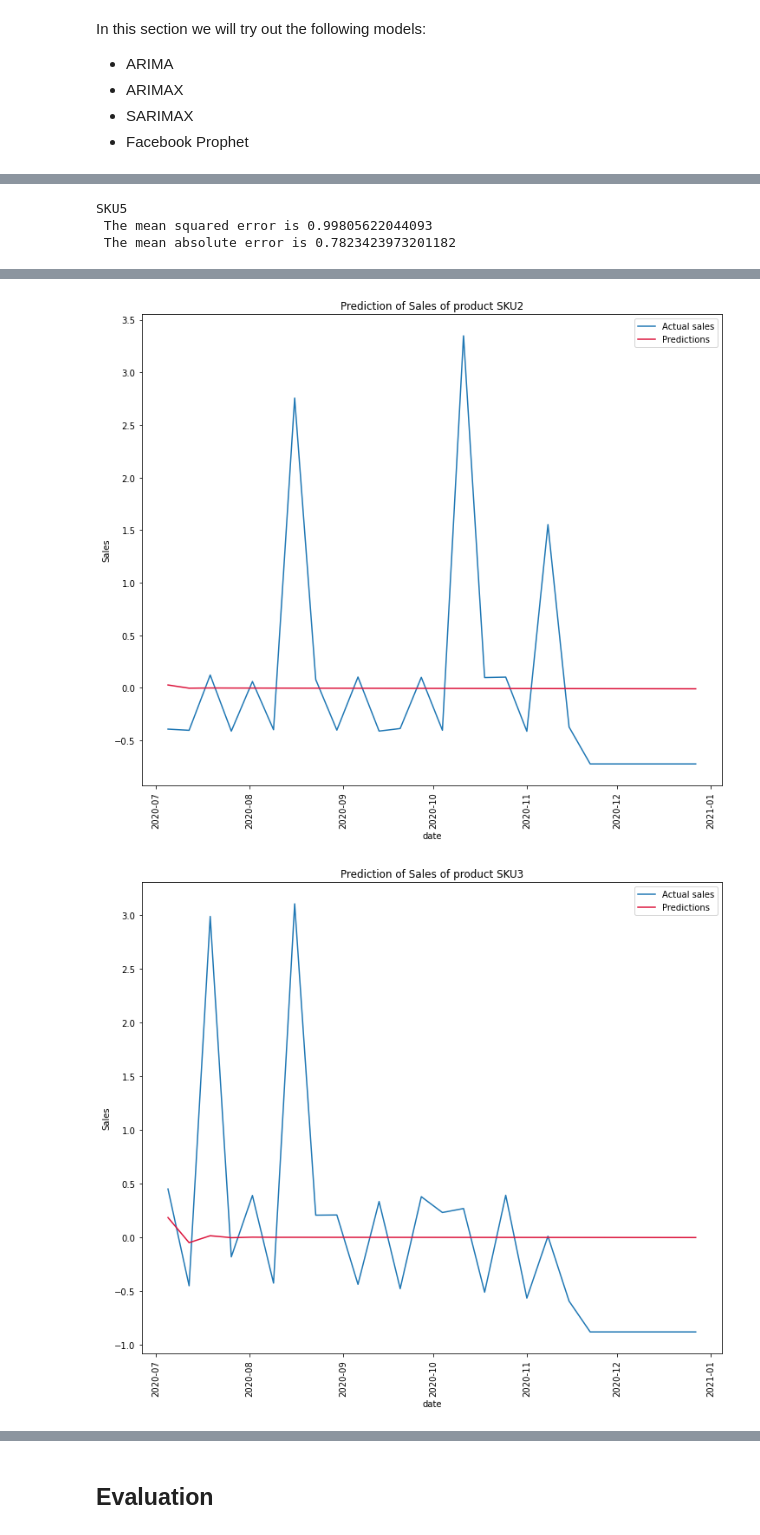
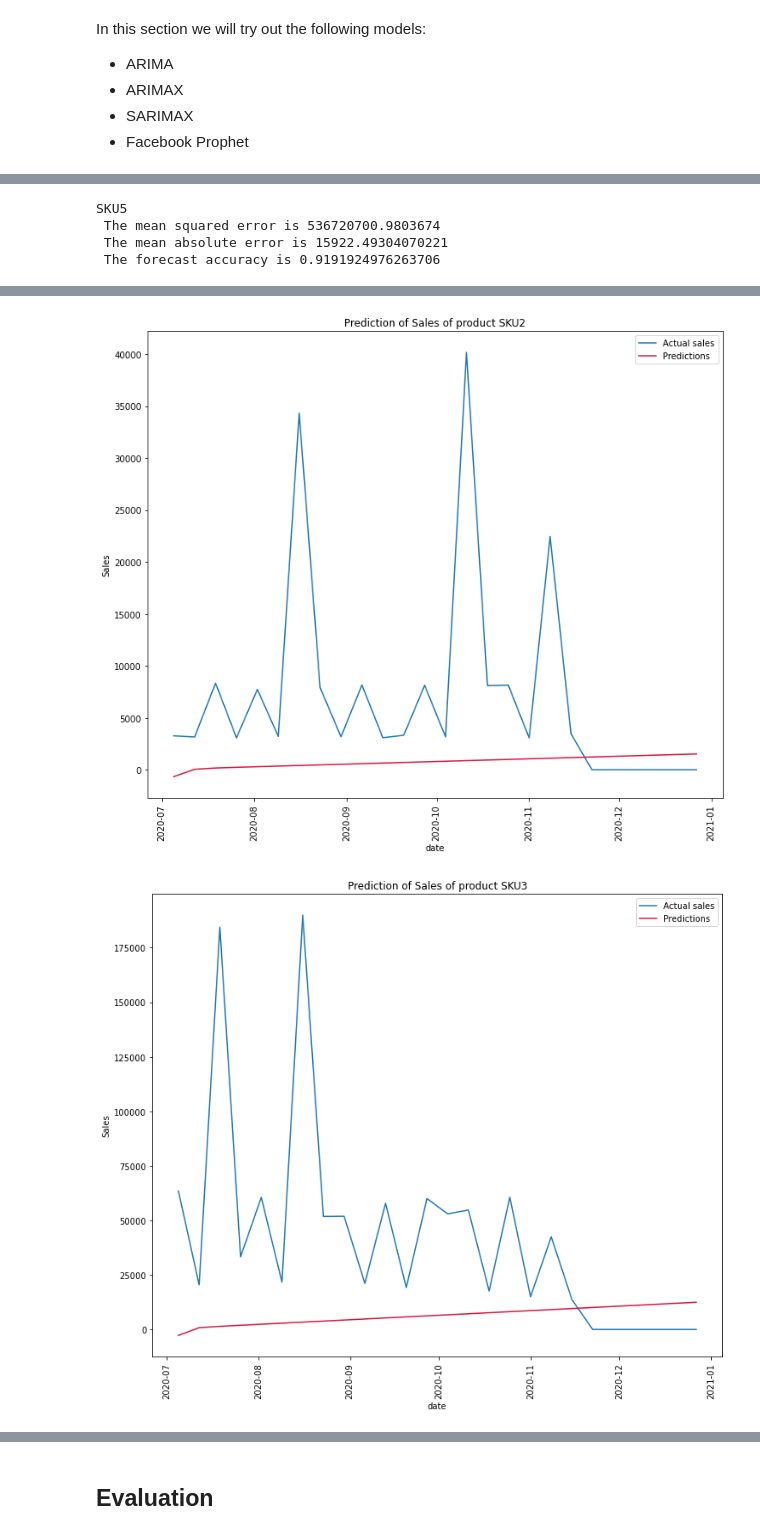
Before and after one commit to felix-n12/Retail-Forecasting, a Jupyter notebook: retail_forecasting.ipynb, the cells around one changed output, grey strips where cells are left out. Drawn from its saved outputs; the diff is of its cells as text; code cells hidden in the pictures.

```diff
--- a/retail_forecasting.ipynb
+++ b/retail_forecasting.ipynb
@@ -892,6 +897,25 @@ In this section we will try out the following models:
  * ARIMAX
  * SARIMAX
  * Facebook Prophet
+# %%
+
+#creating a function for evaluating the models
+def class_forecast_accuracy(y_true, y_pred):
+    """It measures how closely the predicted values match the actual values.
+       A perfect forecast accuracy score is 1, indicating that there are no errors in the forecast.
+       A score of 0 means the forecast is not better than guessing, and there is no improvement in accuracy."""
+    # Calculate absolute error
+    abs_error = np.abs(y_true - y_pred)
+
+    # Calculate weights
+    weights = y_true / np.sum(y_true)
+
+    # Calculate Wt. MAPE
+    wt_mape = np.sum(abs_error * weights) / np.sum(y_true)
+
+    #calculate the forecast accuracy
+    forecast_accuracy= 1-wt_mape
+    return forecast_accuracy
 # %%
 #import ARIMA model
 from statsmodels.tsa.arima.model import ARIMA
@@ -903,42 +927,51 @@ products=['SKU1','SKU2','SKU3','SKU4','SKU5','SKU6']
 mse=[]
 mae=[]
 r2_list=[]
+acc_list=[]
 
 for product in products:
     #Standardizing the training data
     pro_train=train_set.loc[train_set['Product']==product].set_index('date')
-    scaled_pro_train=scaler.fit_transform(pro_train.drop('Product',axis=1))
-    scaled_train_set=pd.DataFrame(data=scaled_pro_train,columns=pro_train.drop('Product',axis=1).columns,index=pro_train.index)
+    #scaled_pro_train=scaler.fit_transform(pro_train.drop('Product',axis=1))
+    #scaled_train_set=pd.DataFrame(data=scaled_pro_train,columns=pro_train.drop('Product',axis=1).columns,index=pro_train.index)
     #Standardizing the test data
     pro_test=test_set.loc[test_set['Product']==product].set_index('date')
-    scaled_pro_test=scaler.fit_transform(pro_test.drop('Product',axis=1))
-    scaled_test_set=pd.DataFrame(data=scaled_pro_test,columns=pro_test.drop('Product',axis=1).columns,index=pro_test.index)
+    #scaled_pro_test=scaler.fit_transform(pro_test.drop('Product',axis=1))
+    #scaled_test_set=pd.DataFrame(data=scaled_pro_test,columns=pro_test.drop('Product',axis=1).columns,index=pro_test.index)
     #Training the model
-    model=ARIMA(scaled_train_set['Sales'],order=(1,0,0),trend='t').fit()
+    model=ARIMA(pro_train['Sales'],order=(1,0,0),trend='t').fit()
     #lets predict using the model
-    start=scaled_test_set.index[0]
-    end=scaled_test_set.index[-1]
+    start=pro_test.index[0]
+    end=pro_test.index[-1]
     sales_pred=model.predict(start=start,end=end)
     #lets unstandardize the data
     #sales_predd=scaler.inverse_transform(sales_pred)
     #lets plot the actual data and the forecasts
     fig,ax=plt.subplots(figsize=(12,10))
-    sns.lineplot(y=scaled_test_set['Sales'],x=scaled_test_set.index,ax=ax,label='Actual sales')
-    sns.lineplot(y=sales_pred,x=scaled_test_set.index,ax=ax,color='crimson',label='Predictions')
+    sns.lineplot(y=pro_test['Sales'],x=pro_test.index,ax=ax,label='Actual sales')
+    sns.lineplot(y=sales_pred,x=pro_test.index,ax=ax,color='crimson',label='Predictions')
     plt.title(f'Prediction of Sales of product {product}')
     plt.xticks(rotation=90)
     plt.legend()
     #lets evaluate the model
     #calculating the mean_squared_error
-    mean_s_e=mean_squared_error(scaled_test_set['Sales'],sales_pred)
+    mean_s_e=mean_squared_error(pro_test['Sales'],sales_pred)
     mse.append(mean_s_e)
     #calculating the mean_absolute_error
-    mean_a_e=mean_absolute_error(scaled_test_set['Sales'],sales_pred)
+    mean_a_e=mean_absolute_error(pro_test['Sales'],sales_pred)
     mae.append(mean_a_e)
     #calculating the explained variance
-    r2=r2_score(scaled_test_set['Sales'],sales_pred)
+    r2=r2_score(pro_test['Sales'],sales_pred)
     r2_list.append(r2)
-    print(f'{product} \n The mean squared error is {mean_s_e} \n The mean absolute error is {mean_a_e} \n')
-print(f'The average mean_squared_error for all the products is {np.mean(mse)} \n The average mean absolute error for all the products is {np.mean(mae)}')
+    #calculating the forecast accuracy
+    acc=class_forecast_accuracy(pro_test['Sales'],sales_pred)
+    acc_list.append(acc)
+    print(f'{product} \n The mean squared error is {mean_s_e} \n The mean absolute error is {mean_a_e} \n The forecast accuracy is {acc}')
+
+#creating the average for all metrics
+model1_mae = np.mean(mae)
+model1_mse = np.mean(mse)
+model1_accuracy = np.mean(acc_list)
+print(f'The average mean_squared_error for all the products is {np.mean(mse)} \n The average mean absolute error for all the products is {np.mean(mae)}\n The average forecast accuracy is {np.mean(acc_list)}')
 # %% [output]
 SKU1
@@ -956,4 +993,5 @@ SKU4
 SKU5
- The mean squared error is 0.99805622044093
- The mean absolute error is 0.7823423973201182
+ The mean squared error is 536720700.9803674
+ The mean absolute error is 15922.49304070221
+ The forecast accuracy is 0.9191924976263706
 SKU6
@@ -966,2 +1005,2 @@ The average mean_squared_error for all the products is 0.9962419457371746
-[figure, old version]
+[figure, new version]
-[figure, old version]
+[figure, new version]
```
Also changed, not shown: parts of 11 cells of this notebook, 1 other file.
